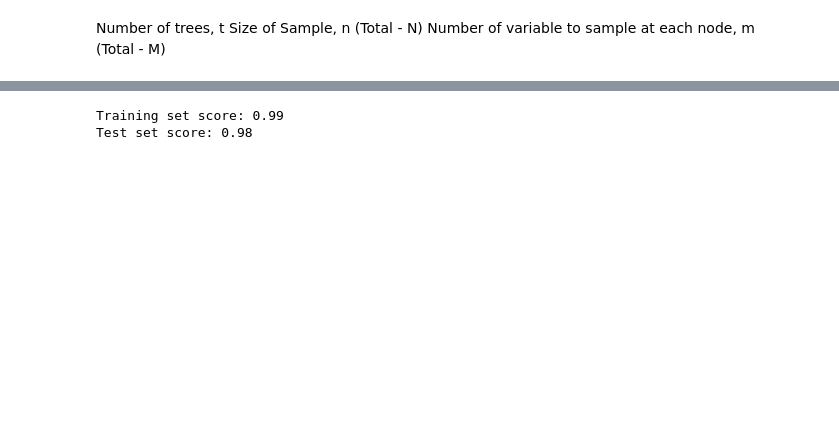
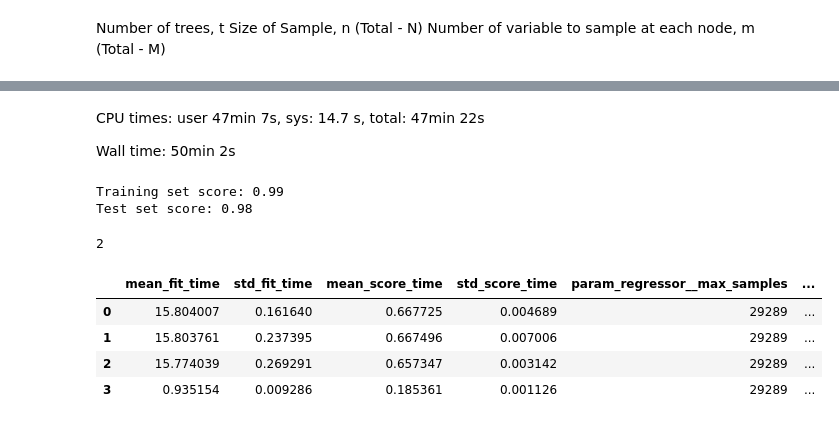
Before and after one commit to pomkos/netflix_catalogue, a Jupyter notebook: netflix_eda_ml.ipynb, the cells around one changed output, grey strips where cells are left out. Saved outputs shown, nothing was run; the diff lists cells and outputs as text; code cells hidden in the pictures; blank space fills up the shorter version.

```diff
--- a/netflix_eda_ml.ipynb
+++ b/netflix_eda_ml.ipynb
@@ -119,12 +126,13 @@ from sklearn.pipeline import Pipeline # For setting up pipeline
 from sklearn.preprocessing import Normalizer, StandardScaler, MinMaxScaler, PowerTransformer, MaxAbsScaler
 from sklearn.model_selection import GridSearchCV # For optimization
 # %%
+%%time
 pipe = Pipeline([
 #    ('pca', PCA(n_components = 4)),
     ('scaler', StandardScaler()),
     ('selector', VarianceThreshold()),
     ('regressor', RandomForestRegressor())
-], verbose=True)
+], verbose=False)
 pipe.fit(X_train, y_train)
 train_score = pipe.score(X_train, y_train)
 test_score = pipe.score(X_test, y_test)
@@ -142,6 +149,7 @@ Number of trees, t
 Size of Sample, n (Total - N)
 Number of variable to sample at each node, m (Total - M)
 # %%
+%%time
 parameters = {
     'scaler': [
         StandardScaler(), MinMaxScaler(),
@@ -151,5 +159,5 @@ parameters = {
     'regressor__n_estimators': [100, 500],
     'regressor__min_samples_split': [2, 10],
     'regressor__oob_score': [True],
-    'regressor__max_samples': [29289, 29289/3]
+    'regressor__max_samples': [25467, 25467/3]
 }
@@ -164,6 +190,26 @@ test_score = grid.score(X_test, y_test)
-# %%
-print(f'Training set score: {train_score:.2f}')
-print(f'Test set score: {test_score:.2f}')
-# %% [output]
-Training set score: 0.99
-Test set score: 0.98
+# %% [markdown]
+CPU times: user 47min 7s, sys: 14.7 s, total: 47min 22s
+
+Wall time: 50min 2s
+# %%
+train_score = grid.score(X_train, y_train)
+test_score = grid.score(X_test, y_test)
+
+print(f'Training set score: {train_score:.2f}')
+print(f'Test set score: {test_score:.2f}')
+# %% [output]
+Training set score: 0.99
+Test set score: 0.98
+# %%
+grid.n_splits_
+# %% [output]
+2
+# %%
+cv_results = pd.DataFrame().from_dict(grid.cv_results_)
+cv_results.head(4)
+# %% [output]
+|  | mean_fit_time | std_fit_time | mean_score_time | std_score_time | param_regressor__max_samples | ... |
+| 0 | 15.804007 | 0.161640 | 0.667725 | 0.004689 | 29289 | ... |
+| 1 | 15.803761 | 0.237395 | 0.667496 | 0.007006 | 29289 | ... |
+| 2 | 15.774039 | 0.269291 | 0.657347 | 0.003142 | 29289 | ... |
+| 3 | 0.935154 | 0.009286 | 0.185361 | 0.001126 | 29289 | ... |
```
Also changed, not shown: parts of 36 cells of this notebook, 2 other files.
